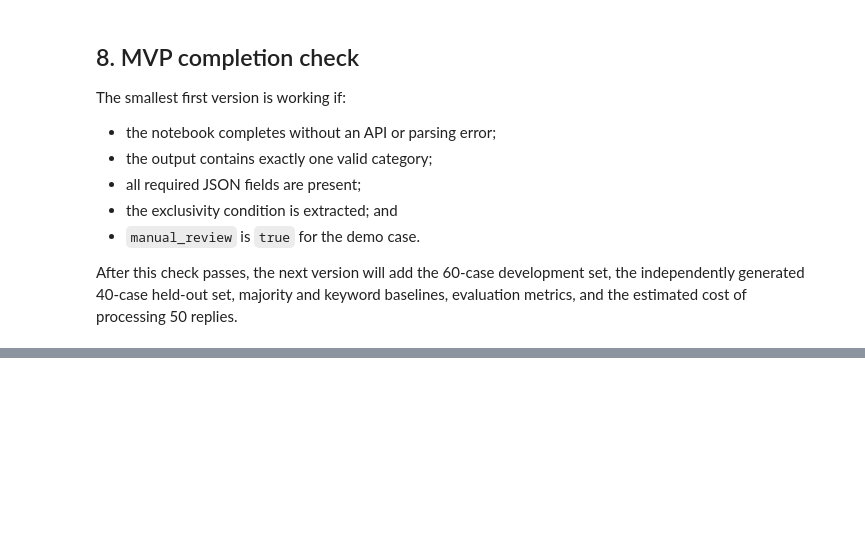
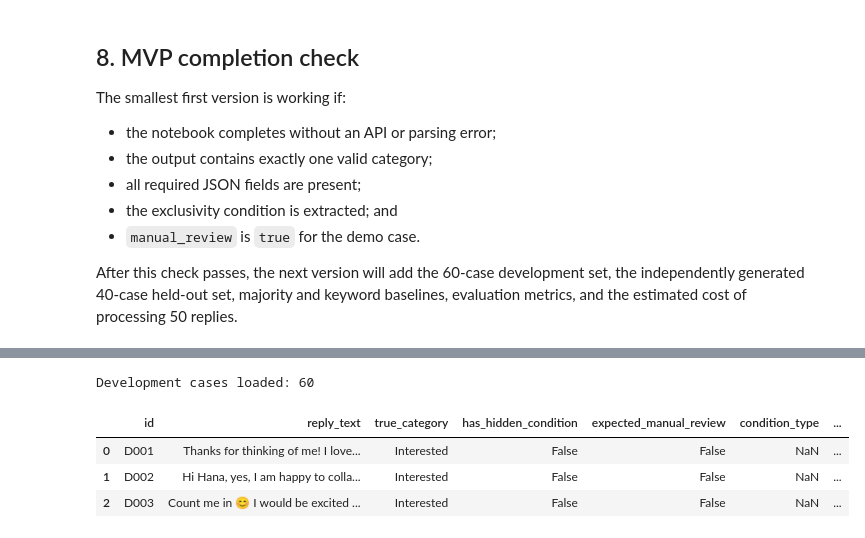
Before and after one commit to usmin1004/PE6201_END-OF-COURSE-PROJECT-, a Jupyter notebook: PE6201_Influencer_Reply_Triage_MVP.ipynb, the cells around one changed output, grey strips where cells are left out. Cells and saved outputs as stored; diff of their text form; code cells hidden in the pictures; blank space fills up the shorter version.

```diff
--- a/PE6201_Influencer_Reply_Triage_MVP.ipynb
+++ b/PE6201_Influencer_Reply_Triage_MVP.ipynb
@@ -289,0 +299,26 @@ After this check passes, the next version will add the 60-case development set,
+# %%
+import pandas as pd
+
+DATA_URL = "https://raw.githubusercontent.com/usmin1004/PE6201_END-OF-COURSE-PROJECT-/main/dev_60.csv"
+
+dev_df = pd.read_csv(DATA_URL)
+
+# Make the Boolean columns consistent even if CSV readers interpret them as text.
+for column in ["has_hidden_condition", "expected_manual_review"]:
+    if dev_df[column].dtype != bool:
+        dev_df[column] = (
+            dev_df[column]
+            .astype(str)
+            .str.strip()
+            .str.lower()
+            .map({"true": True, "false": False})
+        )
+
+print("Development cases loaded:", len(dev_df))
+dev_df.head(3)
+# %% [output]
+Development cases loaded: 60
+|  | id | reply_text | true_category | has_hidden_condition | expected_manual_review | condition_type | ... |
+| 0 | D001 | Thanks for thinking of me! I love... | Interested | False | False | NaN | ... |
+| 1 | D002 | Hi Hana, yes, I am happy to colla... | Interested | False | False | NaN | ... |
+| 2 | D003 | Count me in 😊 I would be excited ... | Interested | False | False | NaN | ... |
```
Also changed, not shown: parts of 25 cells of this notebook, 1 other file.
